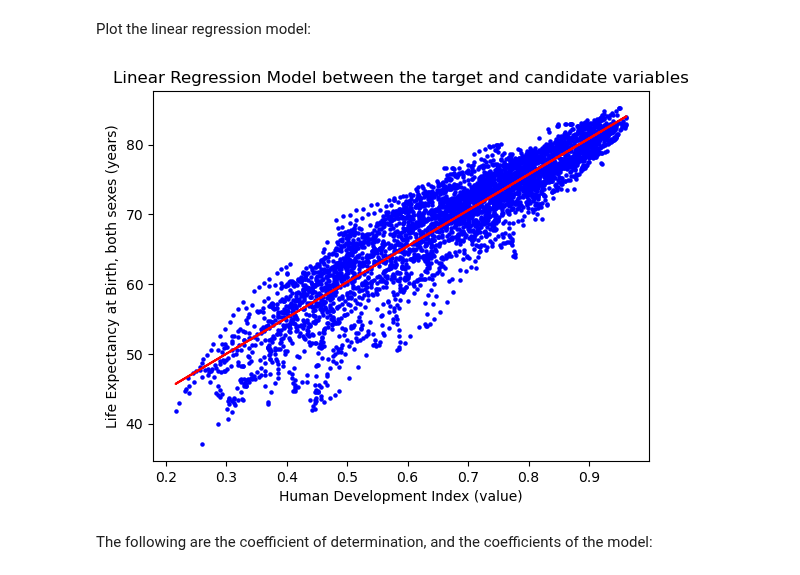
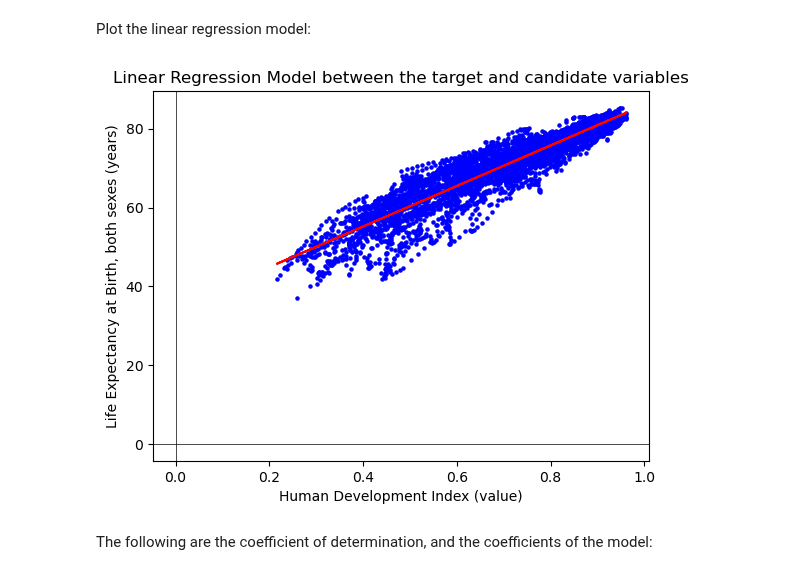
Before and after one commit to GiacomoGuidotto/DAT565, a Jupyter notebook: assignment-4/assignment-4.ipynb, the cells around one changed output. Drawn from its saved outputs; the diff is of its cells as text; code cells hidden in the pictures.

```diff
--- a/assignment-4/assignment-4.ipynb
+++ b/assignment-4/assignment-4.ipynb
@@ -63,14 +63,18 @@ Plot the linear regression model:
 # %%
 import matplotlib.pyplot as plt
 
 plt.scatter(x_train, y_train, color='blue', s=5)
 plt.plot(x_train, model.predict(x_train), color='red')
 plt.title('Linear Regression Model between the target and candidate variables')
 plt.xlabel(candidate_variables)
 plt.ylabel(target_variable)
+plt.axhline(0, color='black', linewidth=0.5)
+plt.axvline(0, color='black', linewidth=0.5)
+
+plt.savefig("scatter_plot_single_linear_model.png")
 plt.show()
 # %% [output]
-[figure, old version]
+[figure, new version]
 # %% [markdown]
 The following are the coefficient of determination, and the coefficients of the model:
 # %%
```
Also changed, not shown: parts of 3 cells of this notebook, 1 other file.
